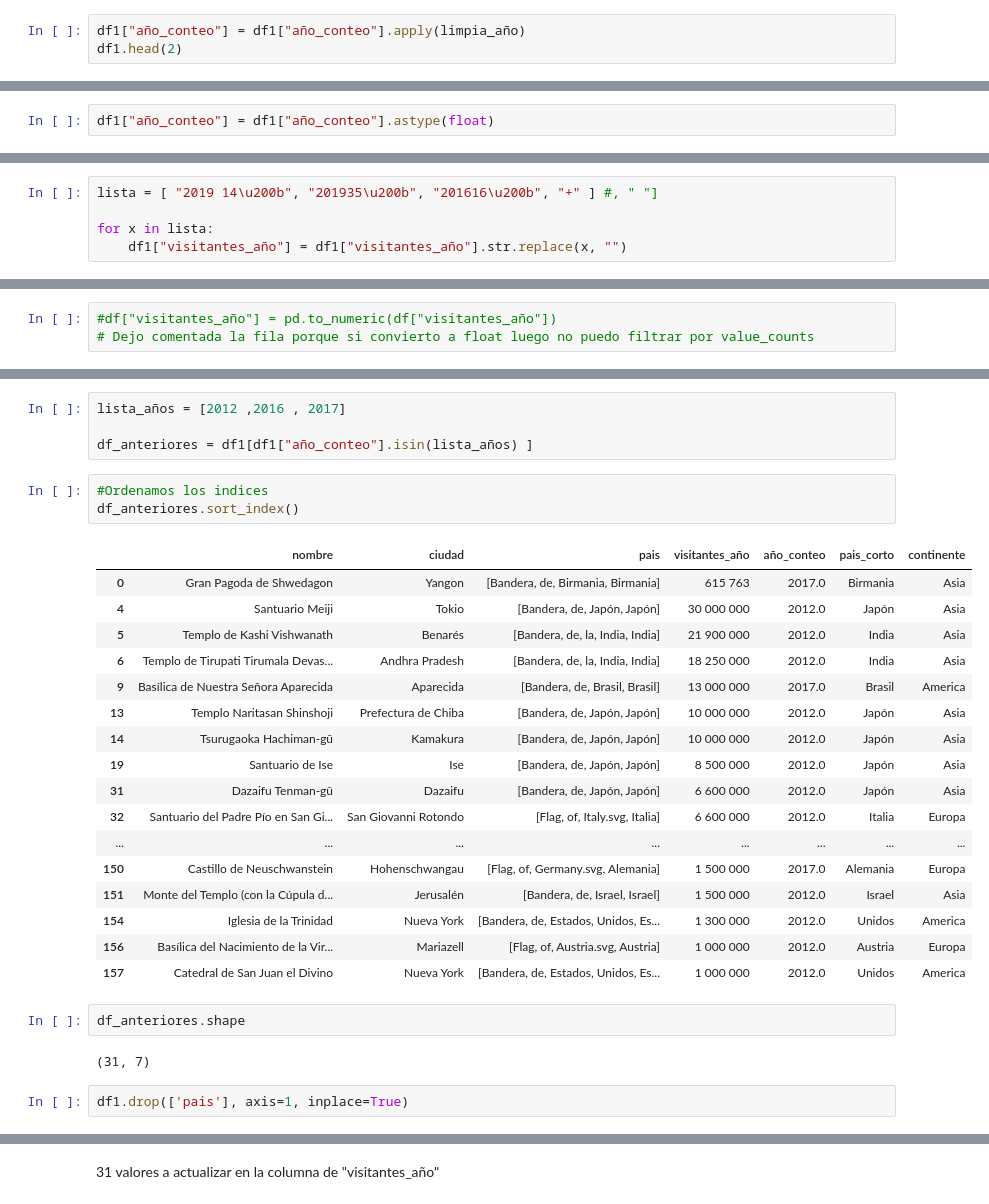
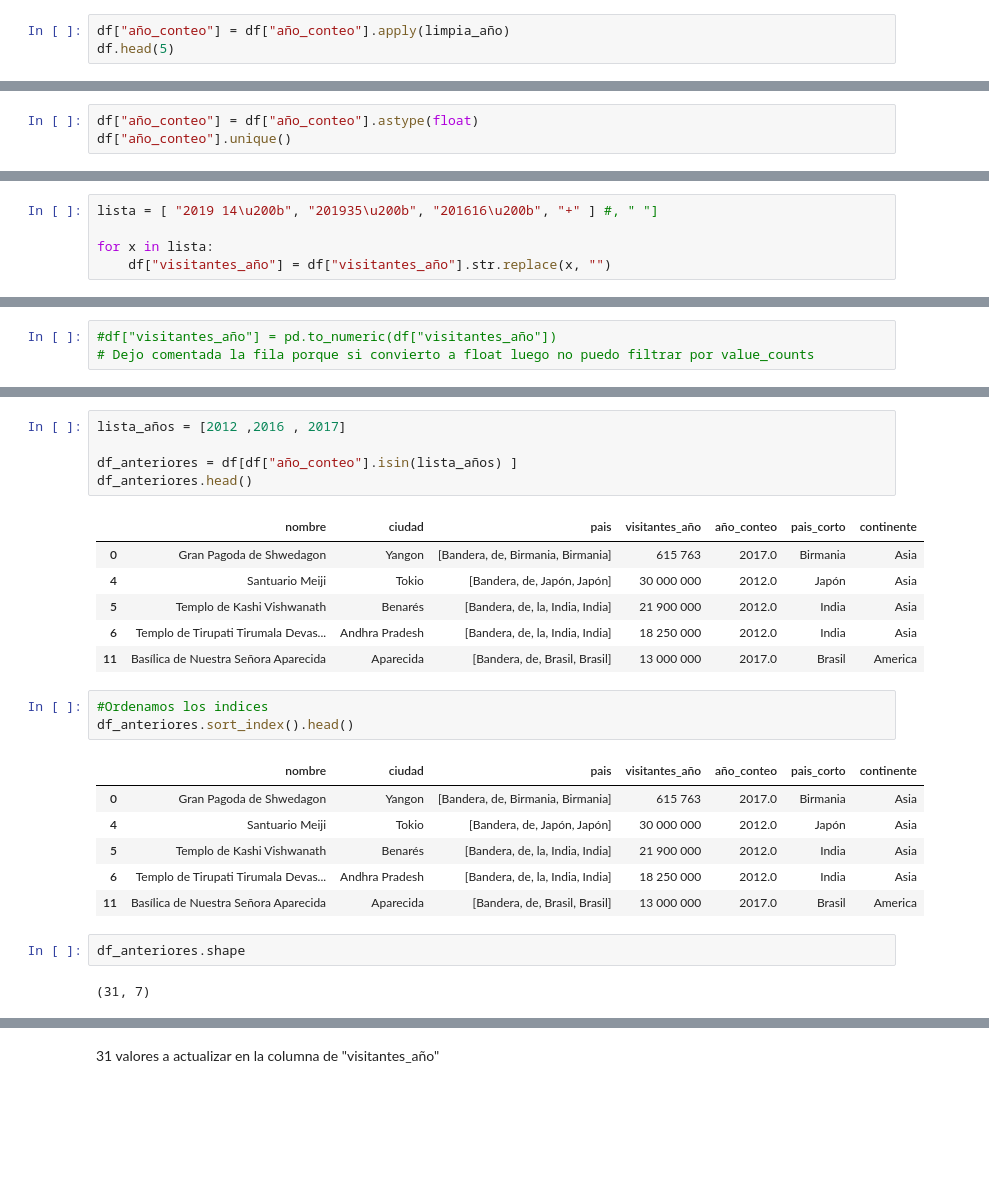
Before and after one commit to Adalab/Da-promo-c-modulo-3-sprint-2-Judith_Mina, a Jupyter notebook: Monumentos1.ipynb, the cells around one changed output, grey strips where cells are left out. Saved outputs shown, nothing was run; the diff lists cells and outputs as text; blank space fills up the shorter version.

```diff
--- a/Monumentos1.ipynb
+++ b/Monumentos1.ipynb
@@ -319,8 +293,8 @@ def limpia_año(col):
     except:
         pass
 # %%
-df1["año_conteo"] = df1["año_conteo"].apply(limpia_año)
-df1.head(2)
+df["año_conteo"] = df["año_conteo"].apply(limpia_año)
+df.head(5)
 # %% [output]
 |  | nombre | ciudad | pais | visitantes_año | año_conteo | pais_corto | continente |
 | 0 | Gran Pagoda de Shwedagon | Yangon | [Bandera, de, Birmania, Birmania] | 615 763 | 2017 | Birmania | Asia |
@@ -332,4 +305,5 @@ array(['2017', None, '2012', '2018', '2019', '2016'], dtype=object)
 # %% [markdown]
 Convertimos a float y no a int porque la columna tiene NaNs
 # %%
-df1["año_conteo"] = df1["año_conteo"].astype(float)
+df["año_conteo"] = df["año_conteo"].astype(float)
+df["año_conteo"].unique()
@@ -363,5 +341,5 @@ array(['615 763', '45 000 000', '40 000 000', '30 000 000', '21 900 000',
 lista = [ "2019 14\u200b", "201935\u200b", "201616\u200b", "+" ] #, " "]
 
 for x in lista:
-    df1["visitantes_año"] = df1["visitantes_año"].str.replace(x, "")
+    df["visitantes_año"] = df["visitantes_año"].str.replace(x, "")
 # %%
@@ -403,31 +383,26 @@ array([2017.,   nan, 2012., 2018., 2019., 2016.])
 # %%
 lista_años = [2012 ,2016 , 2017]
 
-df_anteriores = df1[df1["año_conteo"].isin(lista_años) ]
+df_anteriores = df[df["año_conteo"].isin(lista_años) ]
+df_anteriores.head()
+# %% [output]
+|  | nombre | ciudad | pais | visitantes_año | año_conteo | pais_corto | continente |
+| 0 | Gran Pagoda de Shwedagon | Yangon | [Bandera, de, Birmania, Birmania] | 615 763 | 2017.0 | Birmania | Asia |
+| 4 | Santuario Meiji | Tokio | [Bandera, de, Japón, Japón] | 30 000 000 | 2012.0 | Japón | Asia |
+| 5 | Templo de Kashi Vishwanath | Benarés | [Bandera, de, la, India, India] | 21 900 000 | 2012.0 | India | Asia |
+| 6 | Templo de Tirupati Tirumala Devas... | Andhra Pradesh | [Bandera, de, la, India, India] | 18 250 000 | 2012.0 | India | Asia |
+| 11 | Basílica de Nuestra Señora Aparecida | Aparecida | [Bandera, de, Brasil, Brasil] | 13 000 000 | 2017.0 | Brasil | America |
 # %%
 #Ordenamos los indices
-df_anteriores.sort_index()
+df_anteriores.sort_index().head()
 # %% [output]
 |  | nombre | ciudad | pais | visitantes_año | año_conteo | pais_corto | continente |
 | 0 | Gran Pagoda de Shwedagon | Yangon | [Bandera, de, Birmania, Birmania] | 615 763 | 2017.0 | Birmania | Asia |
 | 4 | Santuario Meiji | Tokio | [Bandera, de, Japón, Japón] | 30 000 000 | 2012.0 | Japón | Asia |
 | 5 | Templo de Kashi Vishwanath | Benarés | [Bandera, de, la, India, India] | 21 900 000 | 2012.0 | India | Asia |
 | 6 | Templo de Tirupati Tirumala Devas... | Andhra Pradesh | [Bandera, de, la, India, India] | 18 250 000 | 2012.0 | India | Asia |
-| 9 | Basílica de Nuestra Señora Aparecida | Aparecida | [Bandera, de, Brasil, Brasil] | 13 000 000 | 2017.0 | Brasil | America |
-| 13 | Templo Naritasan Shinshoji | Prefectura de Chiba | [Bandera, de, Japón, Japón] | 10 000 000 | 2012.0 | Japón | Asia |
-| 14 | Tsurugaoka Hachiman-gū | Kamakura | [Bandera, de, Japón, Japón] | 10 000 000 | 2012.0 | Japón | Asia |
-| 19 | Santuario de Ise | Ise | [Bandera, de, Japón, Japón] | 8 500 000 | 2012.0 | Japón | Asia |
-| 31 | Dazaifu Tenman-gū | Dazaifu | [Bandera, de, Japón, Japón] | 6 600 000 | 2012.0 | Japón | Asia |
-| 32 | Santuario del Padre Pío en San Gi... | San Giovanni Rotondo | [Flag, of, Italy.svg, Italia] | 6 600 000 | 2012.0 | Italia | Europa |
-| ... | ... | ... | ... | ... | ... | ... | ... |
-| 150 | Castillo de Neuschwanstein | Hohenschwangau | [Flag, of, Germany.svg, Alemania] | 1 500 000 | 2017.0 | Alemania | Europa |
-| 151 | Monte del Templo (con la Cúpula d... | Jerusalén | [Bandera, de, Israel, Israel] | 1 500 000 | 2012.0 | Israel | Asia |
-| 154 | Iglesia de la Trinidad | Nueva York | [Bandera, de, Estados, Unidos, Es... | 1 300 000 | 2012.0 | Unidos | America |
-| 156 | Basílica del Nacimiento de la Vir... | Mariazell | [Flag, of, Austria.svg, Austria] | 1 000 000 | 2012.0 | Austria | Europa |
-| 157 | Catedral de San Juan el Divino | Nueva York | [Bandera, de, Estados, Unidos, Es... | 1 000 000 | 2012.0 | Unidos | America |
+| 11 | Basílica de Nuestra Señora Aparecida | Aparecida | [Bandera, de, Brasil, Brasil] | 13 000 000 | 2017.0 | Brasil | America |
 # %%
 df_anteriores.shape
 # %% [output]
 (31, 7)
-# %%
-df1.drop(['pais'], axis=1, inplace=True)
```
Also changed, not shown: parts of 53 cells of this notebook, 1 other file.
